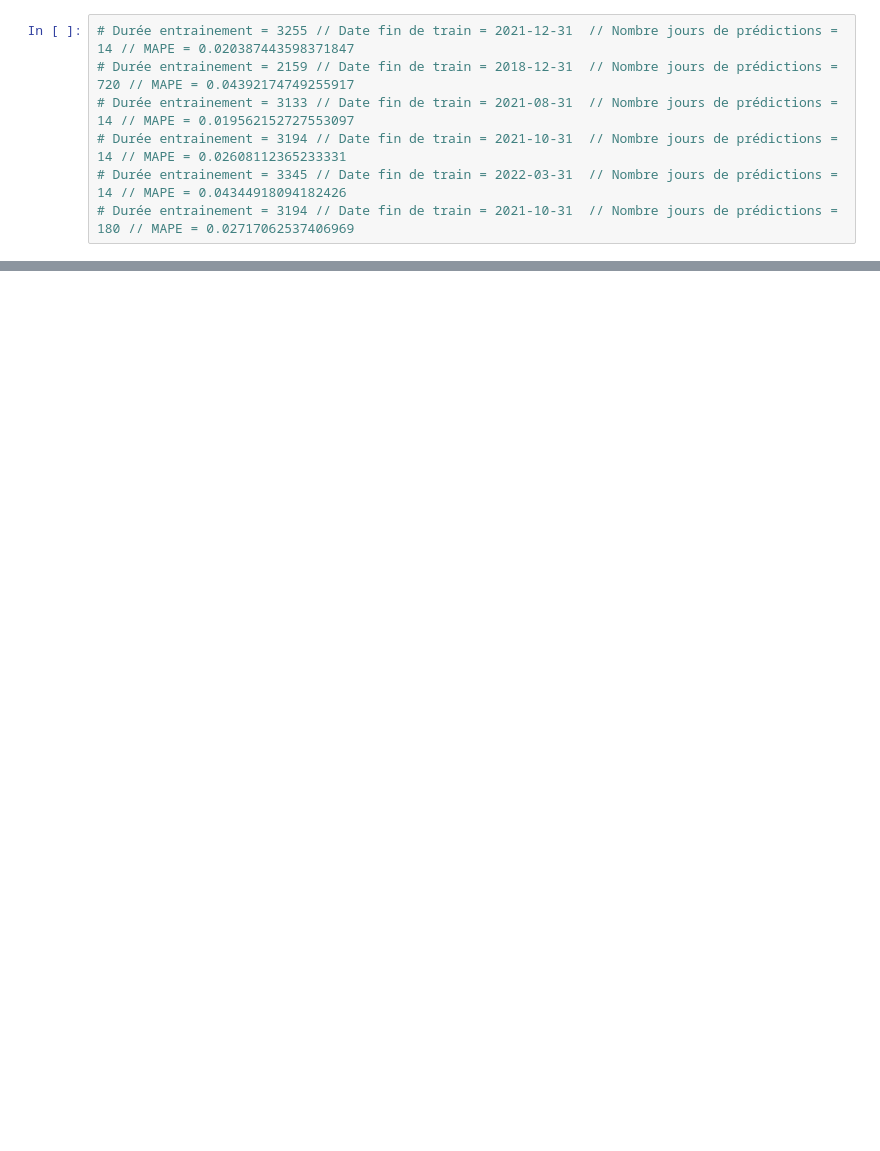
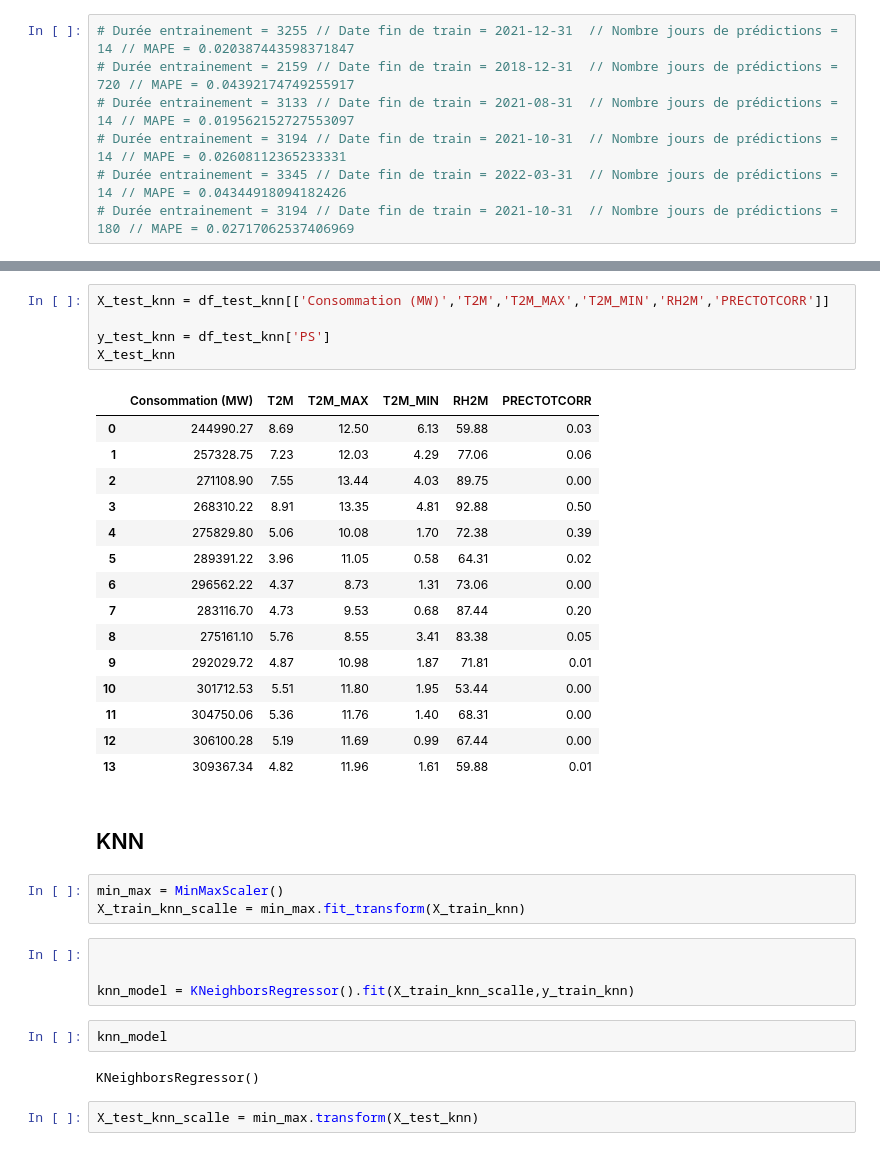
Before and after one commit to thomasbordier/forecast_energy_consumption, a Jupyter notebook: notebooks/ML_x_less.ipynb, the cells around one changed output, grey strips where cells are left out. Cells and saved outputs as stored; diff of their text form; blank space fills up the shorter version.

```diff
--- a/notebooks/ML_x_less.ipynb
+++ b/notebooks/ML_x_less.ipynb
@@ -319,0 +568,36 @@ Durée entrainement = 3255 // Date fin de train = 2021-12-31  // Nombre jours de
+# %%
+X_test_knn = df_test_knn[['Consommation (MW)','T2M','T2M_MAX','T2M_MIN','RH2M','PRECTOTCORR']]
+
+y_test_knn = df_test_knn['PS']
+X_test_knn
+# %% [output]
+|  | Consommation (MW) | T2M | T2M_MAX | T2M_MIN | RH2M | PRECTOTCORR |
+| 0 | 244990.27 | 8.69 | 12.50 | 6.13 | 59.88 | 0.03 |
+| 1 | 257328.75 | 7.23 | 12.03 | 4.29 | 77.06 | 0.06 |
+| 2 | 271108.90 | 7.55 | 13.44 | 4.03 | 89.75 | 0.00 |
+| 3 | 268310.22 | 8.91 | 13.35 | 4.81 | 92.88 | 0.50 |
+| 4 | 275829.80 | 5.06 | 10.08 | 1.70 | 72.38 | 0.39 |
+| 5 | 289391.22 | 3.96 | 11.05 | 0.58 | 64.31 | 0.02 |
+| 6 | 296562.22 | 4.37 | 8.73 | 1.31 | 73.06 | 0.00 |
+| 7 | 283116.70 | 4.73 | 9.53 | 0.68 | 87.44 | 0.20 |
+| 8 | 275161.10 | 5.76 | 8.55 | 3.41 | 83.38 | 0.05 |
+| 9 | 292029.72 | 4.87 | 10.98 | 1.87 | 71.81 | 0.01 |
+| 10 | 301712.53 | 5.51 | 11.80 | 1.95 | 53.44 | 0.00 |
+| 11 | 304750.06 | 5.36 | 11.76 | 1.40 | 68.31 | 0.00 |
+| 12 | 306100.28 | 5.19 | 11.69 | 0.99 | 67.44 | 0.00 |
+| 13 | 309367.34 | 4.82 | 11.96 | 1.61 | 59.88 | 0.01 |
+# %% [markdown]
+## KNN
+# %%
+min_max = MinMaxScaler()
+X_train_knn_scalle = min_max.fit_transform(X_train_knn)
+# %%
+
+
+knn_model = KNeighborsRegressor().fit(X_train_knn_scalle,y_train_knn)
+# %%
+knn_model
+# %% [output]
+KNeighborsRegressor()
+# %%
+X_test_knn_scalle = min_max.transform(X_test_knn)
```
Also changed, not shown: parts of 59 cells of this notebook, 9 other files.
